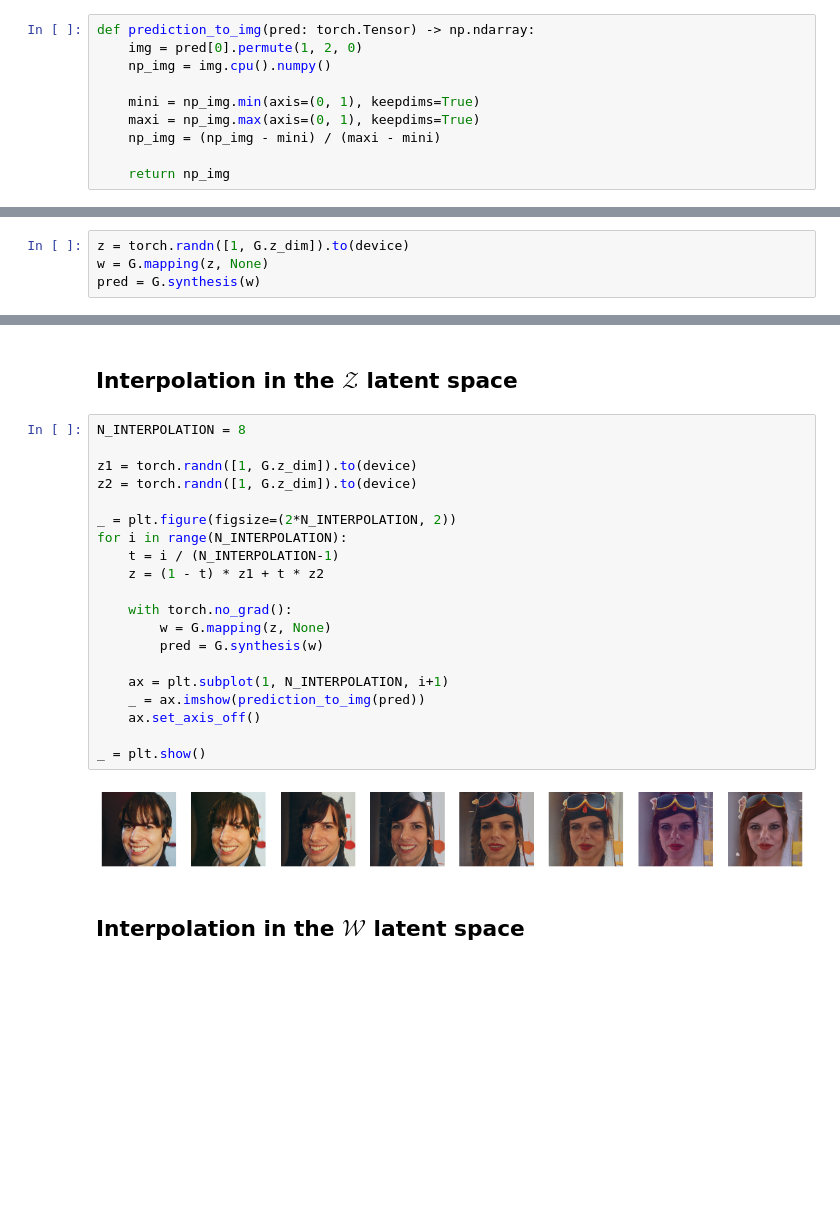
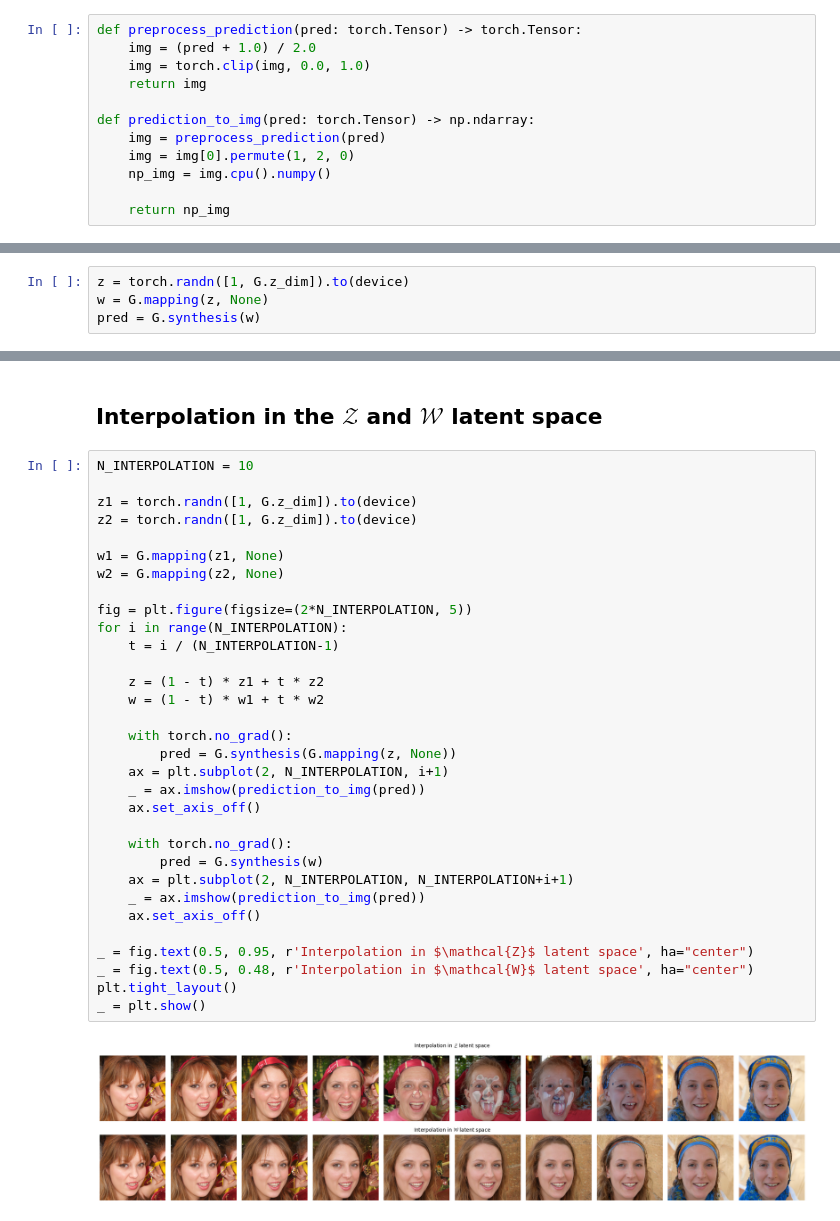
Before and after one commit to SlyZ1/Latent-Space-Faces, a Jupyter notebook: sampling-demo.ipynb, the cells around one changed output, grey strips where cells are left out. Saved outputs shown, nothing was run; the diff lists cells and outputs as text; blank space fills up the shorter version.

```diff
--- a/sampling-demo.ipynb
+++ b/sampling-demo.ipynb
@@ -33,14 +30,16 @@ print(device)
 # %% [output]
 mps
 # %%
+def preprocess_prediction(pred: torch.Tensor) -> torch.Tensor:
+    img = (pred + 1.0) / 2.0
+    img = torch.clip(img, 0.0, 1.0)
+    return img
+
 def prediction_to_img(pred: torch.Tensor) -> np.ndarray:
-    img = pred[0].permute(1, 2, 0)
+    img = preprocess_prediction(pred)
+    img = img[0].permute(1, 2, 0)
     np_img = img.cpu().numpy()
 
-    mini = np_img.min(axis=(0, 1), keepdims=True)
-    maxi = np_img.max(axis=(0, 1), keepdims=True)
-    np_img = (np_img - mini) / (maxi - mini)
-
     return np_img
 # %%
 with open('models/ffhq.pkl', 'rb') as f:
@@ -62,26 +61,36 @@ _ = plt.show()
 # %% [markdown]
-## Interpolation in the $\mathcal{Z}$ latent space
+## Interpolation in the $\mathcal{Z}$ and $\mathcal{W}$ latent space
 # %%
-N_INTERPOLATION = 8
+N_INTERPOLATION = 10
 
 z1 = torch.randn([1, G.z_dim]).to(device)
 z2 = torch.randn([1, G.z_dim]).to(device)
 
-_ = plt.figure(figsize=(2*N_INTERPOLATION, 2))
+w1 = G.mapping(z1, None)
+w2 = G.mapping(z2, None)
+
+fig = plt.figure(figsize=(2*N_INTERPOLATION, 5))
 for i in range(N_INTERPOLATION):
     t = i / (N_INTERPOLATION-1)
+
     z = (1 - t) * z1 + t * z2
+    w = (1 - t) * w1 + t * w2
 
     with torch.no_grad():
-        w = G.mapping(z, None)
-        pred = G.synthesis(w)
-
-    ax = plt.subplot(1, N_INTERPOLATION, i+1)
+        pred = G.synthesis(G.mapping(z, None))
+    ax = plt.subplot(2, N_INTERPOLATION, i+1)
     _ = ax.imshow(prediction_to_img(pred))
     ax.set_axis_off()
 
+    with torch.no_grad():
+        pred = G.synthesis(w)
+    ax = plt.subplot(2, N_INTERPOLATION, N_INTERPOLATION+i+1)
+    _ = ax.imshow(prediction_to_img(pred))
+    ax.set_axis_off()
+
+_ = fig.text(0.5, 0.95, r'Interpolation in $\mathcal{Z}$ latent space', ha="center")
+_ = fig.text(0.5, 0.48, r'Interpolation in $\mathcal{W}$ latent space', ha="center")
+plt.tight_layout()
 _ = plt.show()
 # %% [output]
-[figure, old version]
+[figure, new version]
-# %% [markdown]
-## Interpolation in the $\mathcal{W}$ latent space
```
Also changed, not shown: parts of 4 cells of this notebook, 2 other files.
